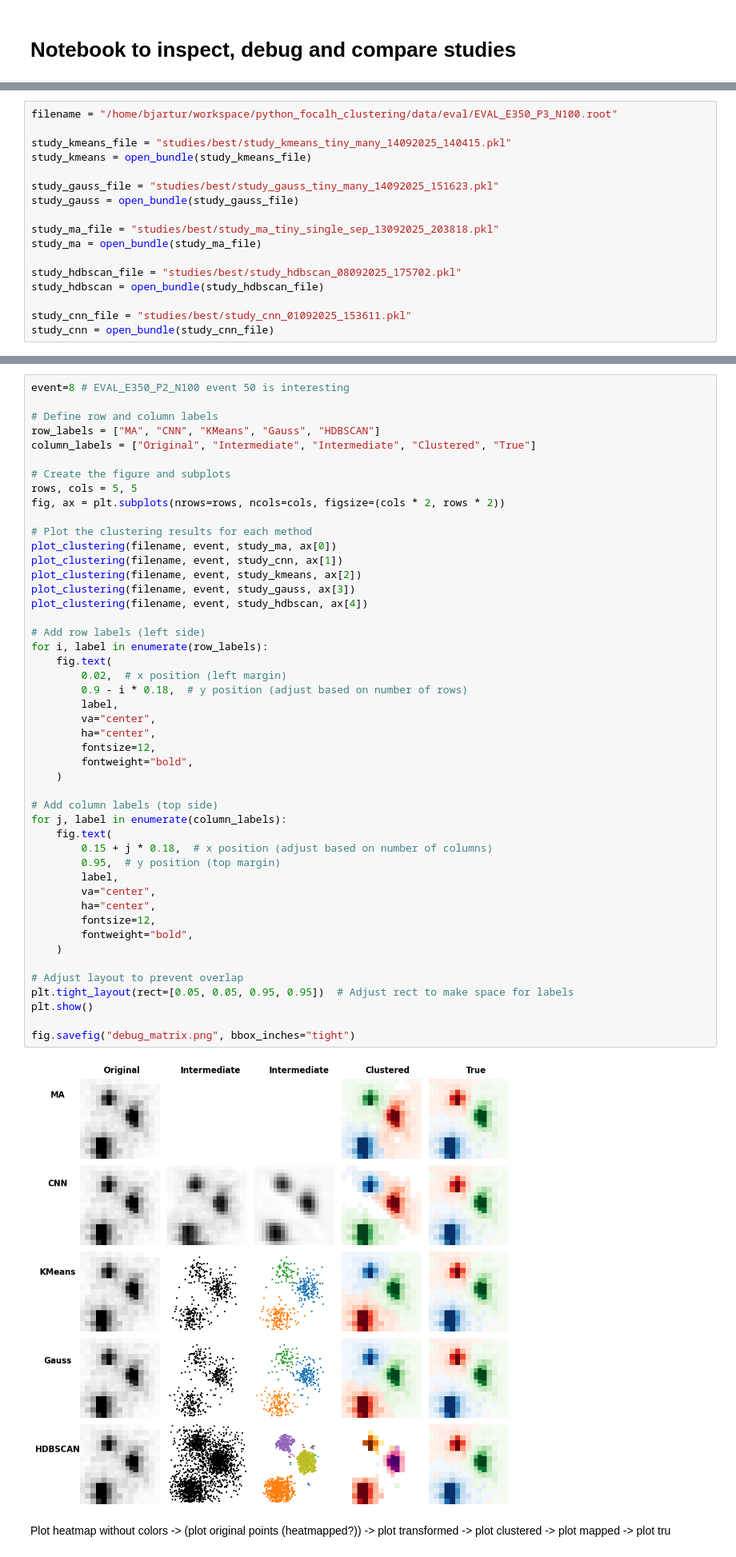
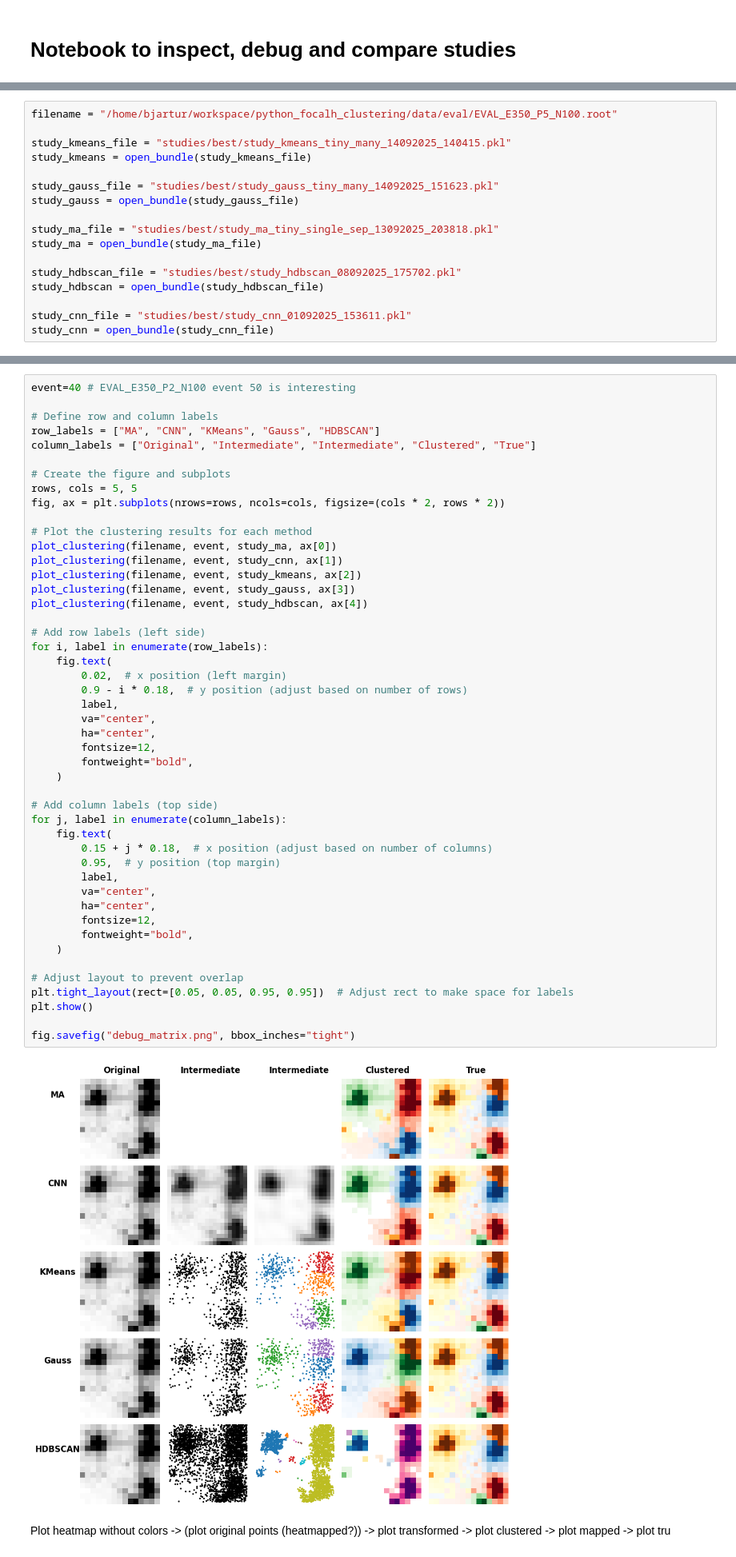
Before and after one commit to Bjartensen/python_focalh_clustering, a Jupyter notebook: notebooks/visualize_clustering.ipynb, the cells around one changed output, grey strips where cells are left out. Shown: that part at 80% size. Cells and saved outputs as stored; diff of their text form.

```diff
--- a/notebooks/visualize_clustering.ipynb
+++ b/notebooks/visualize_clustering.ipynb
@@ -33,7 +33,7 @@ from lib.misc_util import open_bundle
 
 os.chdir('/home/bjartur/workspace/python_focalh_clustering/') # Laptop and Desktop
 # %%
-filename = "/home/bjartur/workspace/python_focalh_clustering/data/eval/EVAL_E350_P3_N100.root"
+filename = "/home/bjartur/workspace/python_focalh_clustering/data/eval/EVAL_E350_P5_N100.root"
 
 study_kmeans_file = "studies/best/study_kmeans_tiny_many_14092025_140415.pkl"
 study_kmeans = open_bundle(study_kmeans_file)
@@ -137,7 +137,7 @@ def plot_clustering(filename, event, study, ax):
 
     pass
 # %%
-event=8 # EVAL_E350_P2_N100 event 50 is interesting
+event=40 # EVAL_E350_P2_N100 event 50 is interesting
 
 # Define row and column labels
 row_labels = ["MA", "CNN", "KMeans", "Gauss", "HDBSCAN"]
@@ -157,34 +157,34 @@ plot_clustering(filename, event, study_hdbscan, ax[4])
 # Add row labels (left side)
 for i, label in enumerate(row_labels):
     fig.text(
         0.02,  # x position (left margin)
         0.9 - i * 0.18,  # y position (adjust based on number of rows)
         label,
         va="center",
         ha="center",
         fontsize=12,
         fontweight="bold",
     )
 
 # Add column labels (top side)
 for j, label in enumerate(column_labels):
     fig.text(
         0.15 + j * 0.18,  # x position (adjust based on number of columns)
         0.95,  # y position (top margin)
         label,
         va="center",
         ha="center",
         fontsize=12,
         fontweight="bold",
     )
 
 # Adjust layout to prevent overlap
 plt.tight_layout(rect=[0.05, 0.05, 0.95, 0.95])  # Adjust rect to make space for labels
 plt.show()
 
 fig.savefig("debug_matrix.png", bbox_inches="tight")
 # %% [output]
-[figure, old version]
+[figure, new version]
 # %% [markdown]
 Plot heatmap without colors -> (plot original points (heatmapped?)) -> plot transformed -> plot clustered -> plot mapped -> plot tru
 # %% [markdown]
```
Also changed, not shown: 6 other files.
